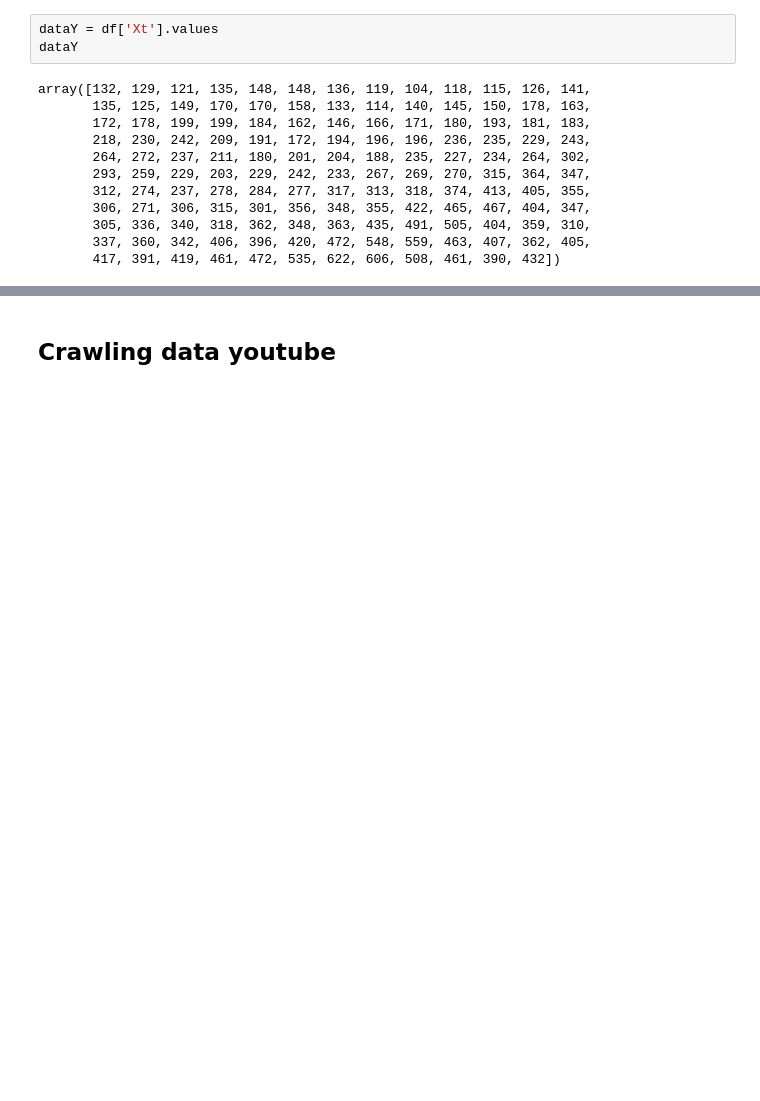
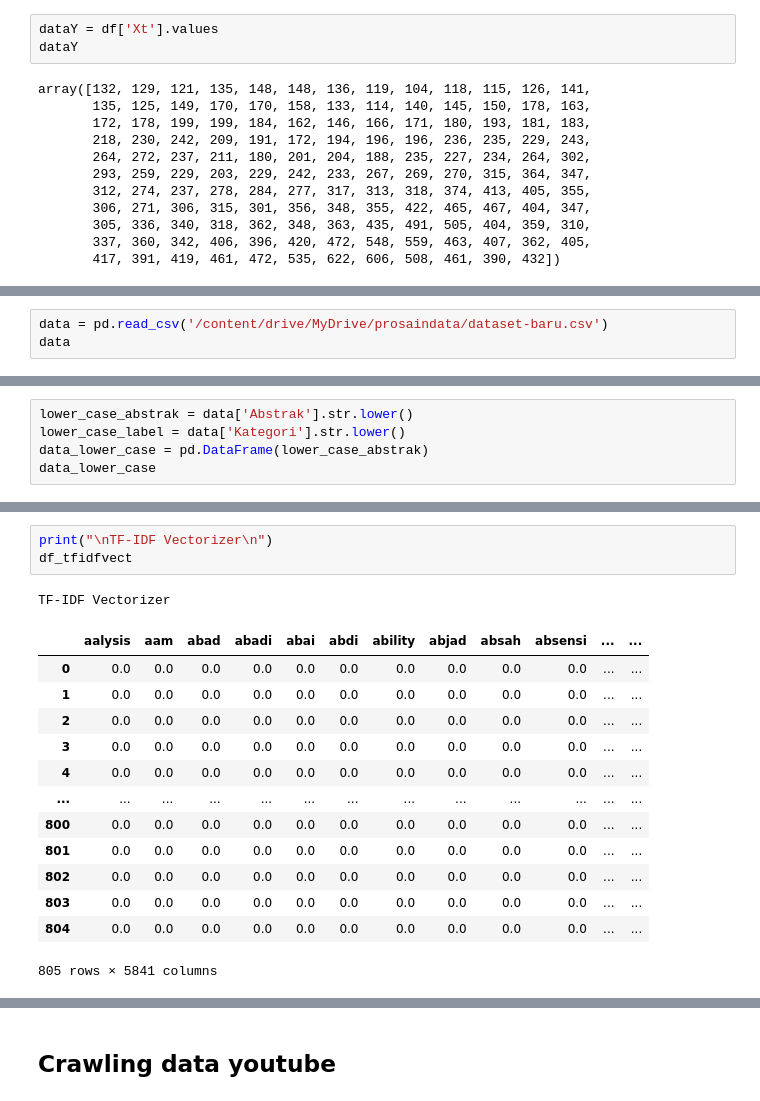
Before and after one commit to Ahmad-Dani-Kurniawan/prosaindata, a Jupyter notebook: _sources/notebooks.ipynb, the cells around one changed output, grey strips where cells are left out. Saved outputs shown, nothing was run; the diff lists cells and outputs as text; blank space fills up the shorter version.

```diff
--- a/_sources/notebooks.ipynb
+++ b/_sources/notebooks.ipynb
@@ -361,0 +477,3 @@ array([132, 129, 121, 135, 148, 148, 136, 119, 104, 118, 115, 126, 141,
+# %%
+data = pd.read_csv('/content/drive/MyDrive/prosaindata/dataset-baru.csv')
+data
@@ -361,0 +496,5 @@ array([132, 129, 121, 135, 148, 148, 136, 119, 104, 118, 115, 126, 141,
+# %%
+lower_case_abstrak = data['Abstrak'].str.lower()
+lower_case_label = data['Kategori'].str.lower()
+data_lower_case = pd.DataFrame(lower_case_abstrak)
+data_lower_case
@@ -361,0 +728,18 @@ array([132, 129, 121, 135, 148, 148, 136, 119, 104, 118, 115, 126, 141,
+# %%
+print("\nTF-IDF Vectorizer\n")
+df_tfidfvect
+# %% [output]
+TF-IDF Vectorizer
+|  | aalysis | aam | abad | abadi | abai | abdi | ability | abjad | absah | absensi | ... | ... |
+| 0 | 0.0 | 0.0 | 0.0 | 0.0 | 0.0 | 0.0 | 0.0 | 0.0 | 0.0 | 0.0 | ... | ... |
+| 1 | 0.0 | 0.0 | 0.0 | 0.0 | 0.0 | 0.0 | 0.0 | 0.0 | 0.0 | 0.0 | ... | ... |
+| 2 | 0.0 | 0.0 | 0.0 | 0.0 | 0.0 | 0.0 | 0.0 | 0.0 | 0.0 | 0.0 | ... | ... |
+| 3 | 0.0 | 0.0 | 0.0 | 0.0 | 0.0 | 0.0 | 0.0 | 0.0 | 0.0 | 0.0 | ... | ... |
+| 4 | 0.0 | 0.0 | 0.0 | 0.0 | 0.0 | 0.0 | 0.0 | 0.0 | 0.0 | 0.0 | ... | ... |
+| ... | ... | ... | ... | ... | ... | ... | ... | ... | ... | ... | ... | ... |
+| 800 | 0.0 | 0.0 | 0.0 | 0.0 | 0.0 | 0.0 | 0.0 | 0.0 | 0.0 | 0.0 | ... | ... |
+| 801 | 0.0 | 0.0 | 0.0 | 0.0 | 0.0 | 0.0 | 0.0 | 0.0 | 0.0 | 0.0 | ... | ... |
+| 802 | 0.0 | 0.0 | 0.0 | 0.0 | 0.0 | 0.0 | 0.0 | 0.0 | 0.0 | 0.0 | ... | ... |
+| 803 | 0.0 | 0.0 | 0.0 | 0.0 | 0.0 | 0.0 | 0.0 | 0.0 | 0.0 | 0.0 | ... | ... |
+| 804 | 0.0 | 0.0 | 0.0 | 0.0 | 0.0 | 0.0 | 0.0 | 0.0 | 0.0 | 0.0 | ... | ... |
+805 rows × 5841 columns
```
Also changed, not shown: parts of 86 cells of this notebook, 20 other files.
